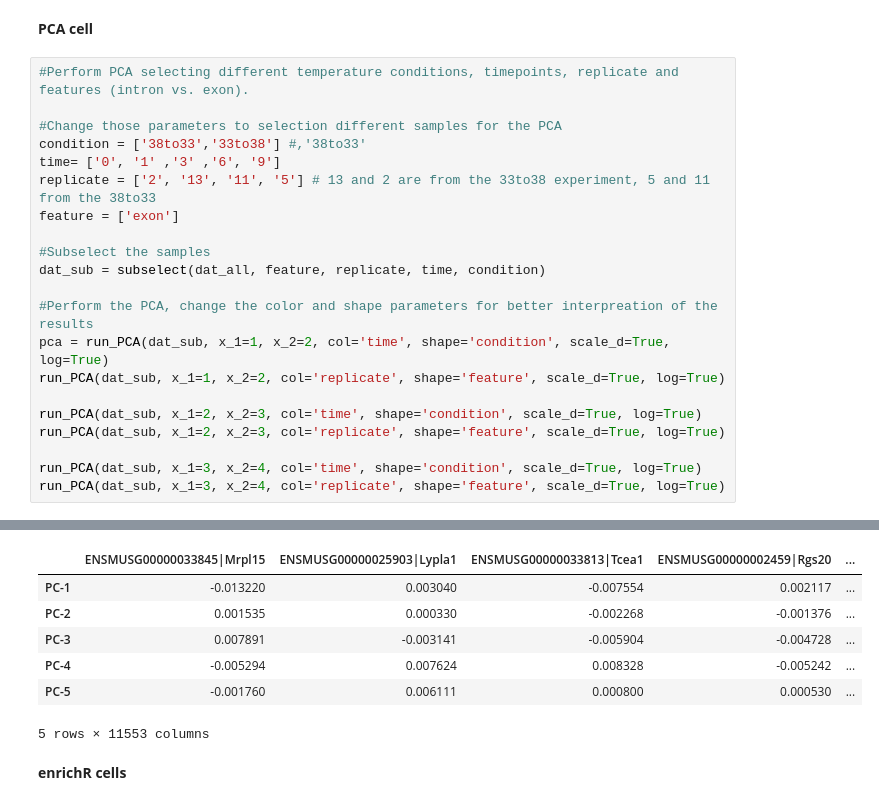
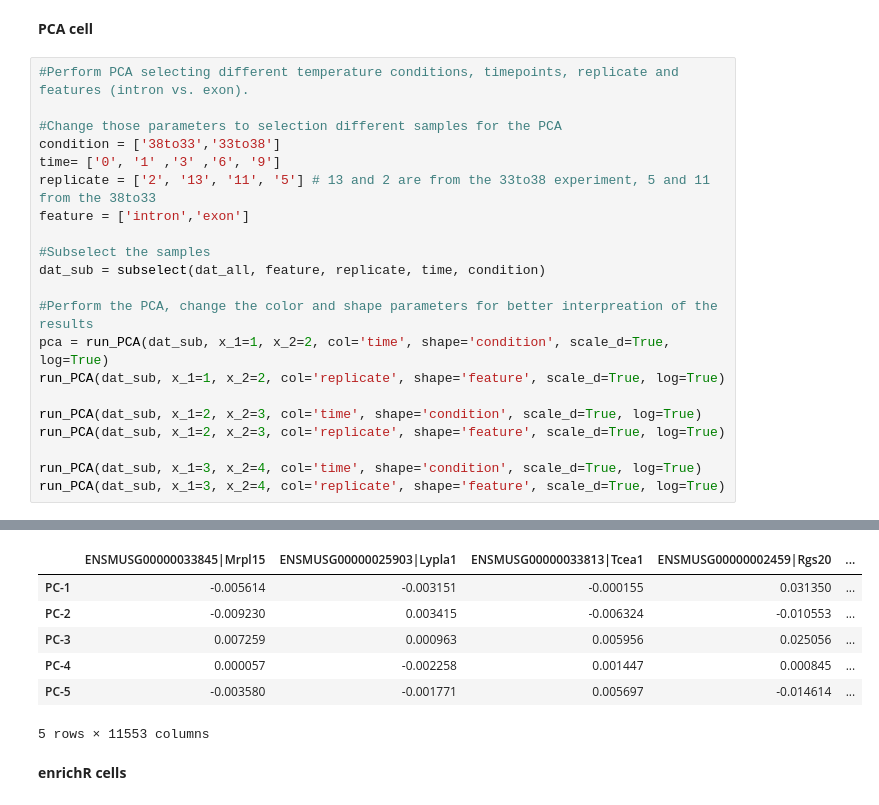
Before and after one commit to felixnaef/BIO-411, a Jupyter notebook: Week9/BIO411_Week9.ipynb, the cells around one changed output, grey strips where cells are left out. Saved outputs shown, nothing was run; the diff lists cells and outputs as text.

```diff
--- a/Week9/BIO411_Week9.ipynb
+++ b/Week9/BIO411_Week9.ipynb
@@ -312,10 +305,10 @@ print(dat_all.shape)
 #Perform PCA selecting different temperature conditions, timepoints, replicate and features (intron vs. exon).
 
 #Change those parameters to selection different samples for the PCA
-condition = ['38to33','33to38'] #,'38to33'
+condition = ['38to33','33to38']
 time= ['0', '1' ,'3' ,'6', '9']
 replicate = ['2', '13', '11', '5'] # 13 and 2 are from the 33to38 experiment, 5 and 11 from the 38to33
-feature = ['exon']
+feature = ['intron','exon']
 
 #Subselect the samples
 dat_sub = subselect(dat_all, feature, replicate, time, condition)
@@ -339,9 +333,9 @@ run_PCA(dat_sub, x_1=3, x_2=4, col='replicate', shape='feature', scale_d=True, l
 |  | ENSMUSG00000033845|Mrpl15 | ENSMUSG00000025903|Lypla1 | ENSMUSG00000033813|Tcea1 | ENSMUSG00000002459|Rgs20 | ... |
-| PC-1 | -0.013220 | 0.003040 | -0.007554 | 0.002117 | ... |
-| PC-2 | 0.001535 | 0.000330 | -0.002268 | -0.001376 | ... |
-| PC-3 | 0.007891 | -0.003141 | -0.005904 | -0.004728 | ... |
-| PC-4 | -0.005294 | 0.007624 | 0.008328 | -0.005242 | ... |
-| PC-5 | -0.001760 | 0.006111 | 0.000800 | 0.000530 | ... |
+| PC-1 | -0.005614 | -0.003151 | -0.000155 | 0.031350 | ... |
+| PC-2 | -0.009230 | 0.003415 | -0.006324 | -0.010553 | ... |
+| PC-3 | 0.007259 | 0.000963 | 0.005956 | 0.025056 | ... |
+| PC-4 | 0.000057 | -0.002258 | 0.001447 | 0.000845 | ... |
+| PC-5 | -0.003580 | -0.001771 | 0.005697 | -0.014614 | ... |
 5 rows × 11553 columns
 # %% [markdown]
 **enrichR cells**
```
Also changed, not shown: parts of 3 cells of this notebook.
